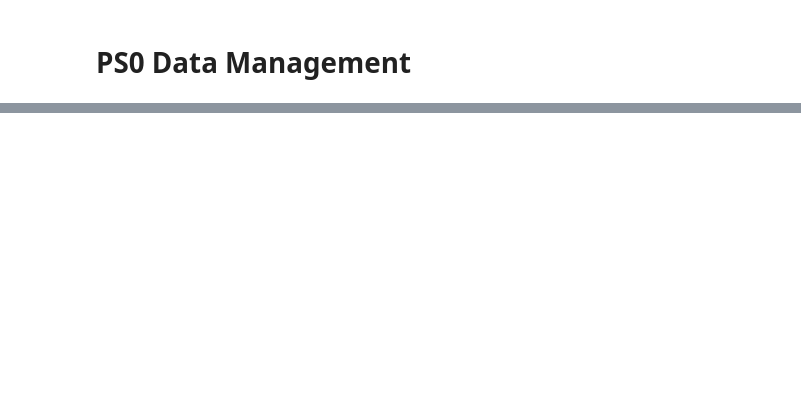
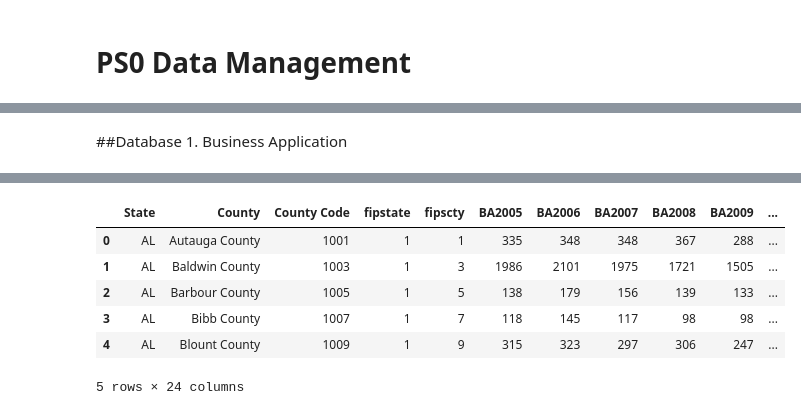
Before and after one commit to shirleyrutgers/DataManPy, a Jupyter notebook: ps0dataman.ipynb, the cells around one changed output, grey strips where cells are left out. Saved outputs shown, nothing was run; the diff lists cells and outputs as text; code cells hidden in the pictures; blank space fills up the shorter version.

```diff
--- a/ps0dataman.ipynb
+++ b/ps0dataman.ipynb
@@ -58,0 +109,13 @@ U.S. Bureau of Labor Statistics (2023). Quarterly Census of * Employment and Wag
+# %% [markdown]
+##Database 1. Business Application
+# %%
+#Database 1. Business Application
+# Read Database 1, Business Application, from URL CSV, from row 3
+business = pd.read_csv(
+    'https://docs.google.com/spreadsheets/d/e/2PACX-1vRl9ztuLbIaUzAFe1YgGB7IRhZL4P5W3dL3XeSCna8RXFdJAfIya78QR2otbTWE4w/pub?gid=13513596&single=true&output=csv',
+    skiprows=2
+)
+
+# Review
+business.head()
+# %% [output]
@@ -58,0 +123,7 @@ U.S. Bureau of Labor Statistics (2023). Quarterly Census of * Employment and Wag
+|  | State | County | County Code | fipstate | fipscty | BA2005 | BA2006 | BA2007 | BA2008 | BA2009 | ... |
+| 0 | AL | Autauga County | 1001 | 1 | 1 | 335 | 348 | 348 | 367 | 288 | ... |
+| 1 | AL | Baldwin County | 1003 | 1 | 3 | 1986 | 2101 | 1975 | 1721 | 1505 | ... |
+| 2 | AL | Barbour County | 1005 | 1 | 5 | 138 | 179 | 156 | 139 | 133 | ... |
+| 3 | AL | Bibb County | 1007 | 1 | 7 | 118 | 145 | 117 | 98 | 98 | ... |
+| 4 | AL | Blount County | 1009 | 1 | 9 | 315 | 323 | 297 | 306 | 247 | ... |
+5 rows × 24 columns
```
Also changed, not shown: parts of 34 cells of this notebook.
